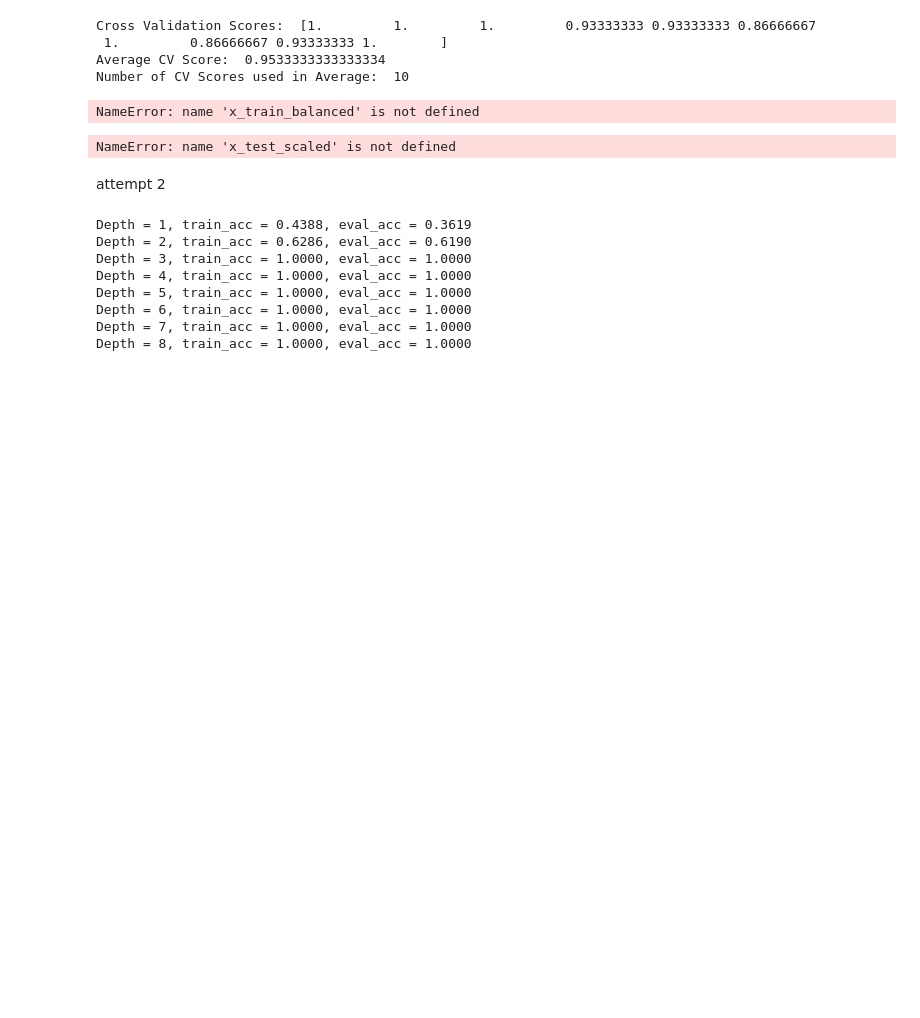
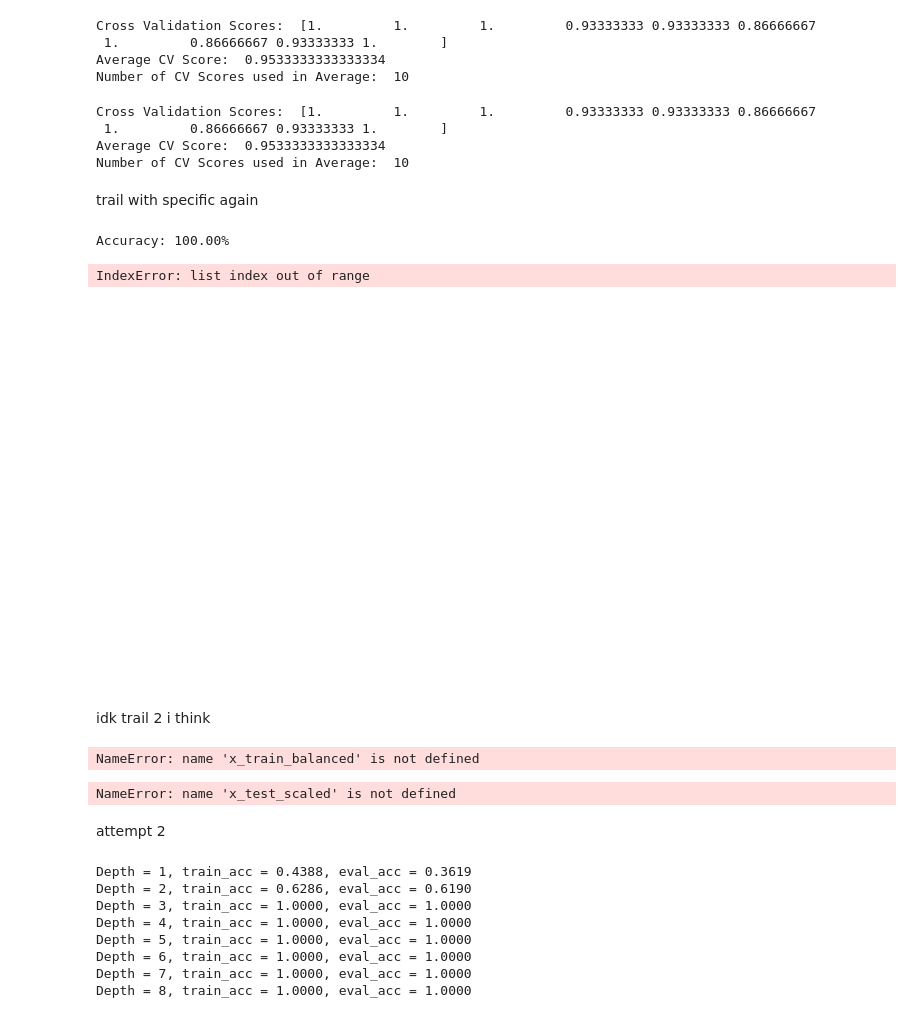
Before and after one commit to seeteling/mine-DAC-Curriculum, a Jupyter notebook: project/group project test.ipynb, the cells around one changed output. Drawn from its saved outputs; the diff is of its cells as text; code cells hidden in the pictures; blank space fills up the shorter version.

```diff
--- a/project/group project test.ipynb
+++ b/project/group project test.ipynb
@@ -181,6 +294,62 @@ Cross Validation Scores:  [1.         1.         1.         0.93333333 0.9333333
  1.         0.86666667 0.93333333 1.        ]
 Average CV Score:  0.9533333333333334
 Number of CV Scores used in Average:  10
+# %%
+from sklearn import datasets
+from sklearn.tree import DecisionTreeClassifier
+from sklearn.model_selection import KFold, cross_val_score
+
+X, y = datasets.load_iris(return_X_y=True)
+
+clf = DecisionTreeClassifier(random_state=42)
+
+k_folds = KFold(n_splits = 10)
+
+scores = cross_val_score(clf, X, y, cv = k_folds)
+
+print("Cross Validation Scores: ", scores)
+print("Average CV Score: ", scores.mean())
+print("Number of CV Scores used in Average: ", len(scores))
+# %% [output]
+Cross Validation Scores:  [1.         1.         1.         0.93333333 0.93333333 0.86666667
+ 1.         0.86666667 0.93333333 1.        ]
+Average CV Score:  0.9533333333333334
+Number of CV Scores used in Average:  10
+# %% [markdown]
+trail with specific again
+# %%
+from sklearn import tree
+
+# 2. Select specific columns to use for features and target
+features = ['App Usage Time (hours/day)', 'Screen On Time (hours/day)','Battery Drain (mAh/day)','Number of Apps Installed','Data Usage (MB/day)']  # Specify the features (columns)
+target = 'User Behavior Class'  # Specify the target column
+
+# 3. Split the data into training and testing sets
+X = df[features]  # Features
+y = df[target]    # Target
+X_train, X_test, y_train, y_test = train_test_split(X, y, test_size=0.3, random_state=42)
+
+# 4. Create a Decision Tree classifier
+clf = DecisionTreeClassifier(random_state=42)
+
+# 5. Train the model
+clf.fit(X_train, y_train)
+
+# 6. Predict on the test set
+y_pred = clf.predict(X_test)
+
+# 7. Evaluate the model
+accuracy = accuracy_score(y_test, y_pred)
+print(f"Accuracy: {accuracy * 100:.2f}%")
+
+# 8. Visualize the decision tree (optional)
+tree.plot_tree(clf, feature_names=features, class_names=['0', '1'], filled=True)
+# %% [output]
+Accuracy: 100.00%
+IndexError: list index out of range
+[figure, added]
+# %% [markdown]
+idk trail 2 i think
 # %%
 # Train a CART model (Decision Tree Classifier)
 cart_model = DecisionTreeClassifier(random_state=42, class_weight='balanced', max_depth=None)
```
Also changed, not shown: parts of 4 cells of this notebook, 1 other file.
